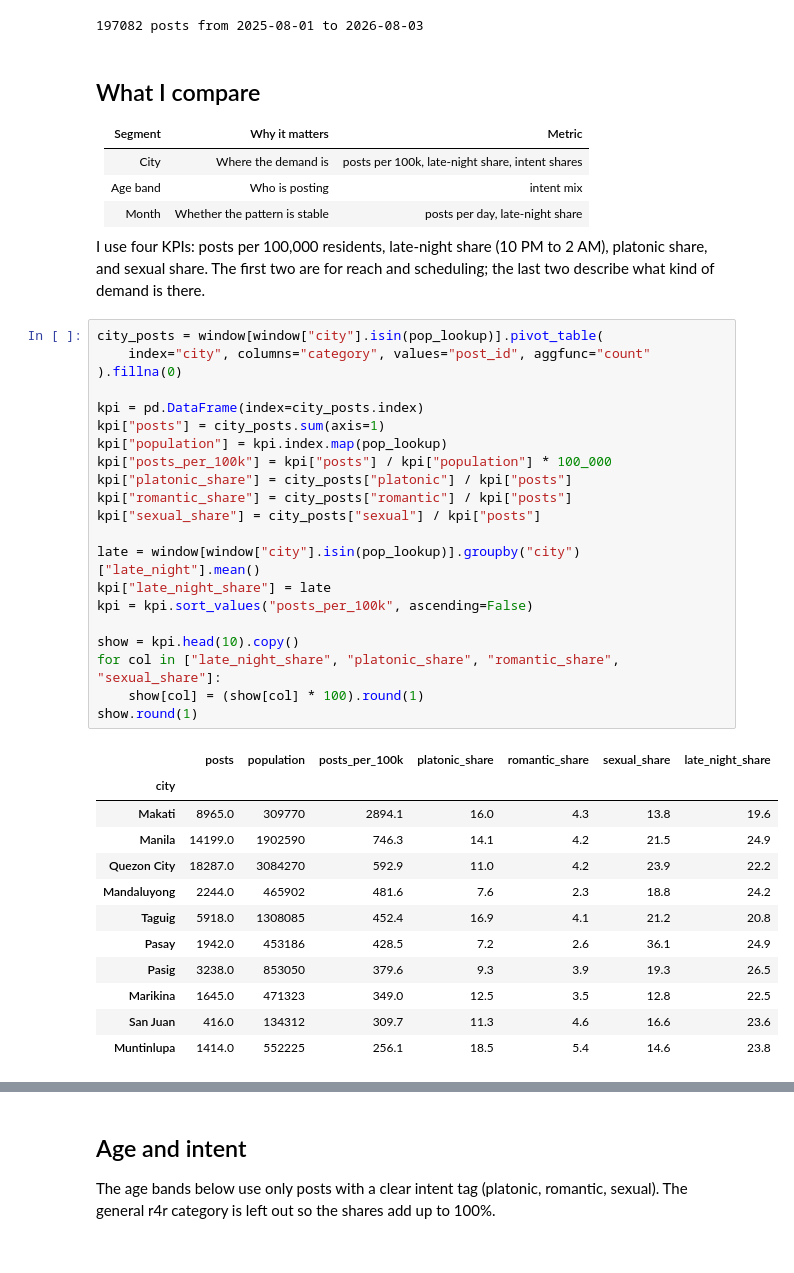
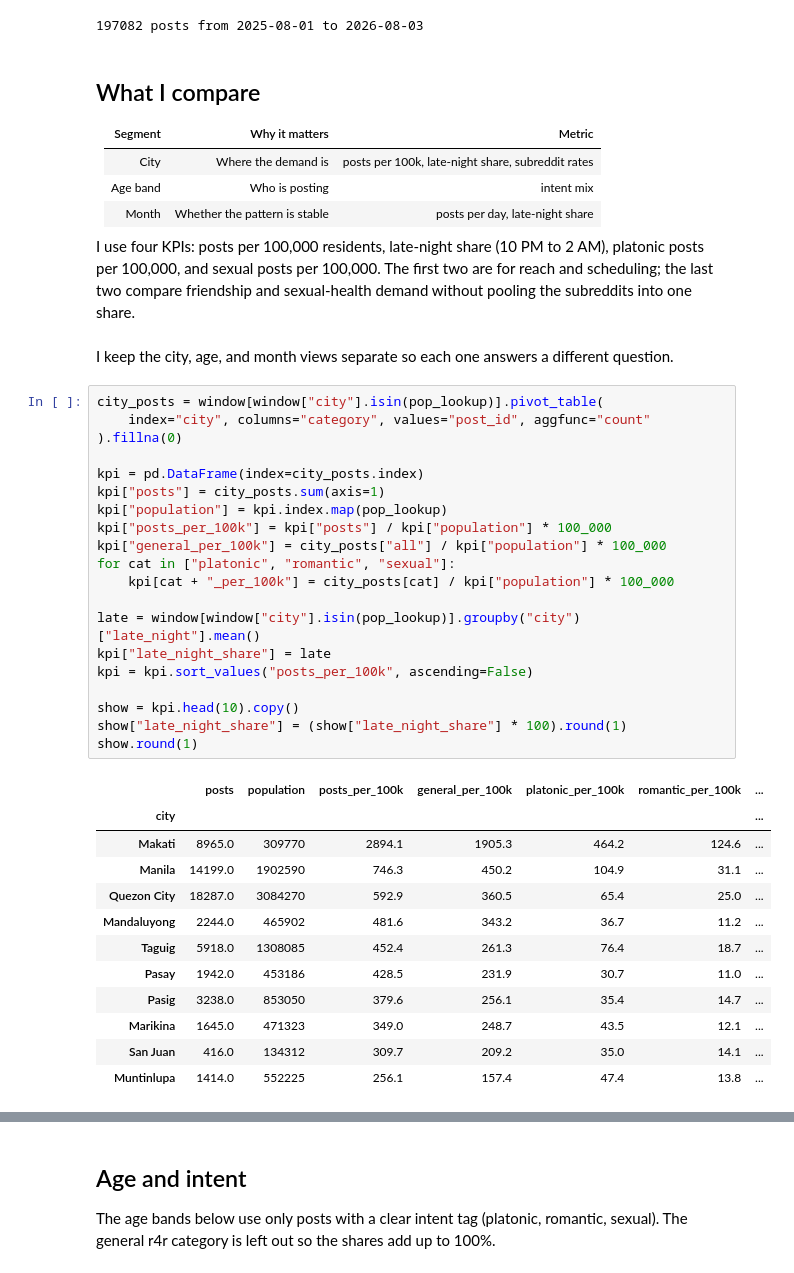
Before and after one commit to lordgpm/dep-data-engineering-lord_marin, a Jupyter notebook: notebooks/05_segments.ipynb, the cells around one changed output, grey strips where cells are left out. Drawn from its saved outputs; the diff is of its cells as text.

```diff
--- a/notebooks/05_segments.ipynb
+++ b/notebooks/05_segments.ipynb
@@ -26,42 +26,43 @@ print(len(window), "posts from", window["date_manila"].min().date(), "to", windo
 
 | Segment | Why it matters | Metric |
 |---|---|---|
-| City | Where the demand is | posts per 100k, late-night share, intent shares |
+| City | Where the demand is | posts per 100k, late-night share, subreddit rates |
 | Age band | Who is posting | intent mix |
 | Month | Whether the pattern is stable | posts per day, late-night share |
 
-I use four KPIs: posts per 100,000 residents, late-night share (10 PM to 2 AM), platonic share, and sexual share. The first two are for reach and scheduling; the last two describe what kind of demand is there.
+I use four KPIs: posts per 100,000 residents, late-night share (10 PM to 2 AM), platonic posts per 100,000, and sexual posts per 100,000. The first two are for reach and scheduling; the last two compare friendship and sexual-health demand without pooling the subreddits into one share.
+# %% [markdown]
+I keep the city, age, and month views separate so each one answers a different question.
 # %%
 city_posts = window[window["city"].isin(pop_lookup)].pivot_table(
     index="city", columns="category", values="post_id", aggfunc="count"
 ).fillna(0)
 
 kpi = pd.DataFrame(index=city_posts.index)
 kpi["posts"] = city_posts.sum(axis=1)
 kpi["population"] = kpi.index.map(pop_lookup)
 kpi["posts_per_100k"] = kpi["posts"] / kpi["population"] * 100_000
-kpi["platonic_share"] = city_posts["platonic"] / kpi["posts"]
-kpi["romantic_share"] = city_posts["romantic"] / kpi["posts"]
-kpi["sexual_share"] = city_posts["sexual"] / kpi["posts"]
+kpi["general_per_100k"] = city_posts["all"] / kpi["population"] * 100_000
+for cat in ["platonic", "romantic", "sexual"]:
+    kpi[cat + "_per_100k"] = city_posts[cat] / kpi["population"] * 100_000
 
 late = window[window["city"].isin(pop_lookup)].groupby("city")["late_night"].mean()
 kpi["late_night_share"] = late
 kpi = kpi.sort_values("posts_per_100k", ascending=False)
 
 show = kpi.head(10).copy()
-for col in ["late_night_share", "platonic_share", "romantic_share", "sexual_share"]:
-    show[col] = (show[col] * 100).round(1)
+show["late_night_share"] = (show["late_night_share"] * 100).round(1)
 show.round(1)
 # %% [output]
-|  | posts | population | posts_per_100k | platonic_share | romantic_share | sexual_share | late_night_share |
-| city |  |  |  |  |  |  |  |
-| Makati | 8965.0 | 309770 | 2894.1 | 16.0 | 4.3 | 13.8 | 19.6 |
-| Manila | 14199.0 | 1902590 | 746.3 | 14.1 | 4.2 | 21.5 | 24.9 |
-| Quezon City | 18287.0 | 3084270 | 592.9 | 11.0 | 4.2 | 23.9 | 22.2 |
-| Mandaluyong | 2244.0 | 465902 | 481.6 | 7.6 | 2.3 | 18.8 | 24.2 |
-| Taguig | 5918.0 | 1308085 | 452.4 | 16.9 | 4.1 | 21.2 | 20.8 |
-| Pasay | 1942.0 | 453186 | 428.5 | 7.2 | 2.6 | 36.1 | 24.9 |
-| Pasig | 3238.0 | 853050 | 379.6 | 9.3 | 3.9 | 19.3 | 26.5 |
-| Marikina | 1645.0 | 471323 | 349.0 | 12.5 | 3.5 | 12.8 | 22.5 |
-| San Juan | 416.0 | 134312 | 309.7 | 11.3 | 4.6 | 16.6 | 23.6 |
-| Muntinlupa | 1414.0 | 552225 | 256.1 | 18.5 | 5.4 | 14.6 | 23.8 |
+|  | posts | population | posts_per_100k | general_per_100k | platonic_per_100k | romantic_per_100k | ... |
+| city |  |  |  |  |  |  | ... |
+| Makati | 8965.0 | 309770 | 2894.1 | 1905.3 | 464.2 | 124.6 | ... |
+| Manila | 14199.0 | 1902590 | 746.3 | 450.2 | 104.9 | 31.1 | ... |
+| Quezon City | 18287.0 | 3084270 | 592.9 | 360.5 | 65.4 | 25.0 | ... |
+| Mandaluyong | 2244.0 | 465902 | 481.6 | 343.2 | 36.7 | 11.2 | ... |
+| Taguig | 5918.0 | 1308085 | 452.4 | 261.3 | 76.4 | 18.7 | ... |
+| Pasay | 1942.0 | 453186 | 428.5 | 231.9 | 30.7 | 11.0 | ... |
+| Pasig | 3238.0 | 853050 | 379.6 | 256.1 | 35.4 | 14.7 | ... |
+| Marikina | 1645.0 | 471323 | 349.0 | 248.7 | 43.5 | 12.1 | ... |
+| San Juan | 416.0 | 134312 | 309.7 | 209.2 | 35.0 | 14.1 | ... |
+| Muntinlupa | 1414.0 | 552225 | 256.1 | 157.4 | 47.4 | 13.8 | ... |
```
Also changed, not shown: parts of 12 cells of this notebook, 4 other files.
